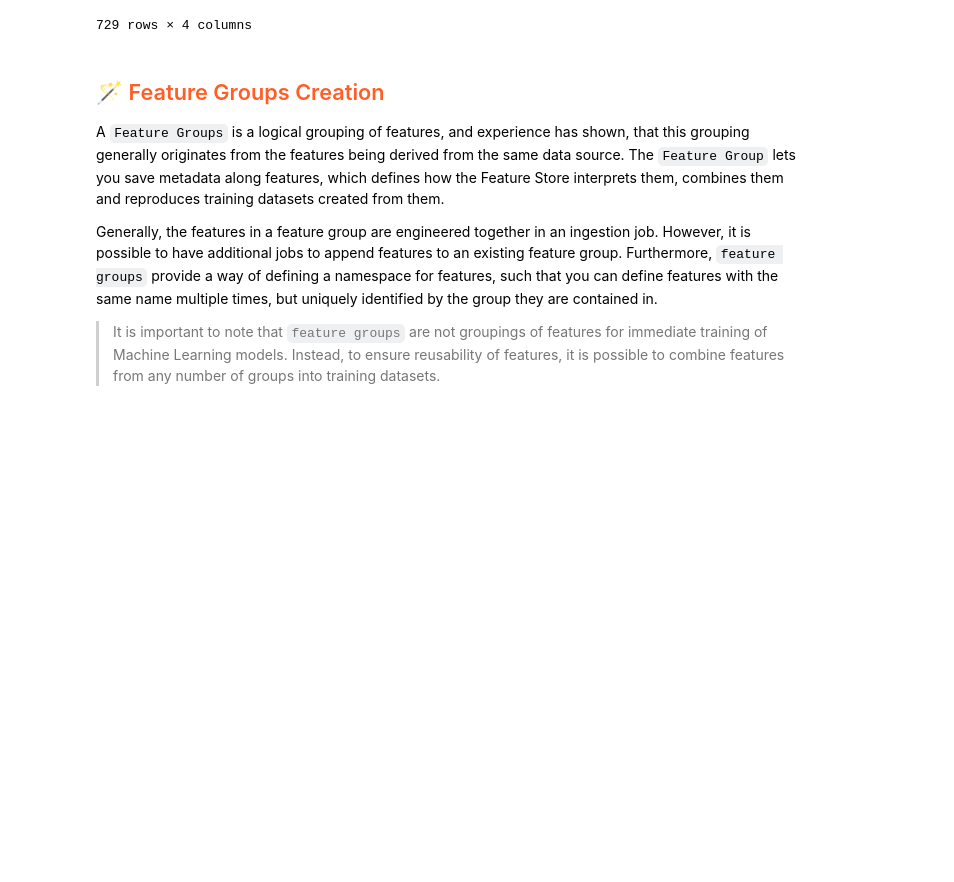
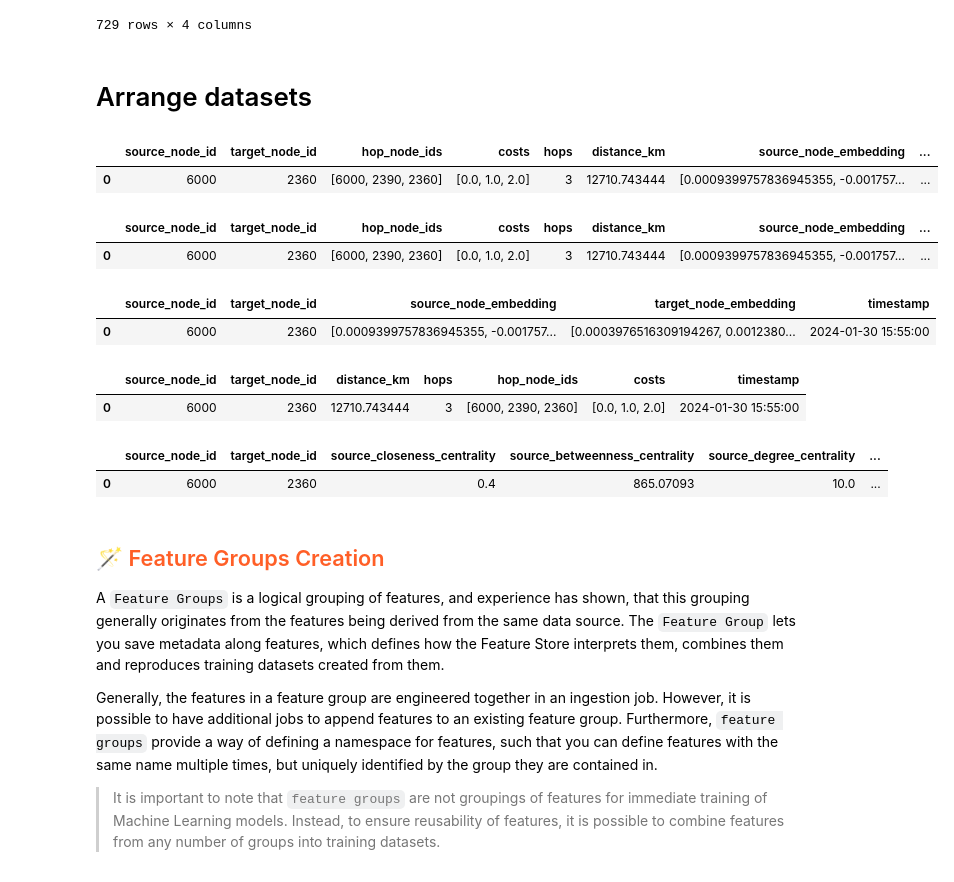
Before and after one commit to marcopellegrinoit/hopsworks-neo4j-tutorial, a Jupyter notebook: 1_feature_pipeline.ipynb, the cells around one changed output. Cells and saved outputs as stored; diff of their text form; code cells hidden in the pictures; blank space fills up the shorter version.

```diff
--- a/1_feature_pipeline.ipynb
+++ b/1_feature_pipeline.ipynb
@@ -247,6 +258,58 @@ centrality_df
 | 727 | 1044373 | 0.000000 | 0.000000 | 0.0 |
 | 728 | 1044530 | 0.000000 | 0.000000 | 0.0 |
 729 rows × 4 columns
+# %% [markdown]
+# Arrange datasets
+# %%
+# Distances + embeddings
+df = distances_df.merge(node_embeddings_df, left_on='source_node_id', right_on='node_id')
+df = df.rename(columns={'embedding': 'source_node_embedding'})
+df = df.drop(['node_id'], axis=1)
+df = df.merge(node_embeddings_df, left_on='target_node_id', right_on='node_id')
+df = df.rename(columns={'embedding': 'target_node_embedding'})
+df = df.drop(['node_id'], axis=1)
+df.head(1)
+# %% [output]
+|  | source_node_id | target_node_id | hop_node_ids | costs | hops | distance_km | source_node_embedding | ... |
+| 0 | 6000 | 2360 | [6000, 2390, 2360] | [0.0, 1.0, 2.0] | 3 | 12710.743444 | [0.0009399757836945355, -0.001757... | ... |
+# %%
+# Distances + embeddings + centralities
+df = df.merge(centrality_df, left_on='source_node_id', right_on='node_id')
+df = df.rename(columns={'closeness_centrality': 'source_closeness_centrality',
+                        'betweenness_centrality': 'source_betweenness_centrality',
+                        'degree_centrality': 'source_degree_centrality'})
+df = df.drop(['node_id'], axis=1)
+df = df.merge(centrality_df, left_on='target_node_id', right_on='node_id')
+df = df.rename(columns={'closeness_centrality': 'target_closeness_centrality',
+                        'betweenness_centrality': 'target_betweenness_centrality',
+                        'degree_centrality': 'target_degree_centrality'})
+df = df.drop(['node_id'], axis=1)
+
+# Add current event time column
+df['timestamp'] = pd.to_datetime(datetime.now().strftime('%Y-%m-%d %H:%M'))
+
+df.head(1)
+# %% [output]
+|  | source_node_id | target_node_id | hop_node_ids | costs | hops | distance_km | source_node_embedding | ... |
+| 0 | 6000 | 2360 | [6000, 2390, 2360] | [0.0, 1.0, 2.0] | 3 | 12710.743444 | [0.0009399757836945355, -0.001757... | ... |
+# %%
+df_embeddings = df[['source_node_id', 'target_node_id', 'source_node_embedding', 'target_node_embedding', 'timestamp']]
+df_embeddings.head(1)
+# %% [output]
+|  | source_node_id | target_node_id | source_node_embedding | target_node_embedding | timestamp |
+| 0 | 6000 | 2360 | [0.0009399757836945355, -0.001757... | [0.0003976516309194267, 0.0012380... | 2024-01-30 15:55:00 |
+# %%
+df_distance = df[['source_node_id', 'target_node_id', 'distance_km', 'hops', 'hop_node_ids', 'costs', 'timestamp']]
+df_distance.head(1)
+# %% [output]
+|  | source_node_id | target_node_id | distance_km | hops | hop_node_ids | costs | timestamp |
+| 0 | 6000 | 2360 | 12710.743444 | 3 | [6000, 2390, 2360] | [0.0, 1.0, 2.0] | 2024-01-30 15:55:00 |
+# %%
+df_centralities = df[['source_node_id', 'target_node_id', 'source_closeness_centrality', 'source_betweenness_centrality', 'source_degree_centrality', 'target_closeness_centrality', 'target_betweenness_centrality', 'target_degree_centrality', 'timestamp']]
+df_centralities.head(1)
+# %% [output]
+|  | source_node_id | target_node_id | source_closeness_centrality | source_betweenness_centrality | source_degree_centrality | ... |
+| 0 | 6000 | 2360 | 0.4 | 865.07093 | 10.0 | ... |
 # %% [markdown]
 ## <span style="color:#ff5f27;"> 🪄 Feature Groups Creation</span>
 
```
Also changed, not shown: parts of 20 cells of this notebook, 1 other file.
